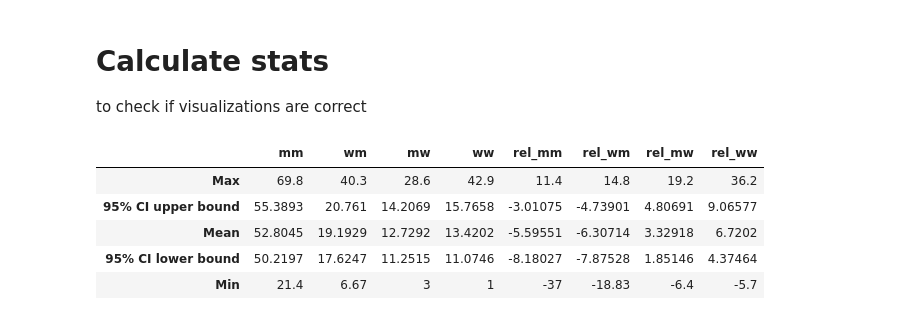
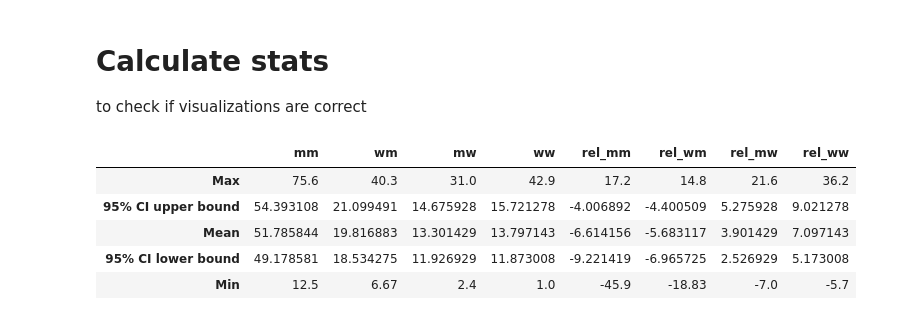
Before and after one commit to koudyk/cleanBibImpact, a Jupyter notebook: src/visualization/visualize_manual_data.ipynb, the cells around one changed output. Saved outputs shown, nothing was run; the diff lists cells and outputs as text; code cells hidden in the pictures.

```diff
--- a/src/visualization/visualize_manual_data.ipynb
+++ b/src/visualization/visualize_manual_data.ipynb
@@ -36,0 +33,23 @@ df.head(2)
+# %%
+year = 2021
+month = 6
+datafile0 = "../../data/cleanBibImpact_manual_data__2021_06 - Isil.csv"
+datafile1 = "../../data/cleanBibImpact_manual_data__2021_06 - Lea.csv"
+datafile2 = "../../data/cleanBibImpact_manual_data__2021_01 - new_format.csv"
+
+df0 = pd.read_csv(datafile0, header=3)
+df1 = pd.read_csv(datafile1, header=3)
+df2 = pd.read_csv(datafile2, header=3)
+
+columns = ["title","authors","doi","arxiv","mm","wm","mw","ww","other"]
+df0 = df0[columns]
+df1 = df1[columns]
+df2 = df2[columns]
+
+
+# combine old and new data
+df = df2.append(df1)
+df = df.append(df0)
+df = df.reset_index()
+df[["mm", "wm", "mw", "ww"]] = df[["mm", "wm", "mw", "ww"]].astype(float)
+len(df)
@@ -413,27 +429,27 @@ to check if visualizations are correct
 # %%
 z = 1.96  # for 95% CI
 stat_cols = cols + relative_cols
 df_stats = pd.DataFrame(columns=df_with_ds.columns)
 for column, vals in df_with_ds.iteritems():
     mean = np.mean(vals)  # mean
     st = np.std(vals)  # standard deviation
     n = len(vals)  # sample size
     se = st / np.sqrt(n)  # standard error
     lcb = mean - z * se  # lower limit of CI
     ucb = mean + z * se  # upper limit of CI
 
     df_stats.loc["Max", column] = np.max(vals)
     df_stats.loc["95% CI upper bound", column] = ucb
     df_stats.loc["Mean", column] = mean
     df_stats.loc["95% CI lower bound", column] = lcb
     df_stats.loc["Min", column] = np.min(vals)
 
-df_stats.to_csv("../../reports/manual_data_stats.csv")
+df_stats.to_csv("../../reports/manual_data_stats__%d-%02d.csv" %(year, month))
 df_stats
 # %% [output]
 |  | mm | wm | mw | ww | rel_mm | rel_wm | rel_mw | rel_ww |
-| Max | 69.8 | 40.3 | 28.6 | 42.9 | 11.4 | 14.8 | 19.2 | 36.2 |
-| 95% CI upper bound | 55.3893 | 20.761 | 14.2069 | 15.7658 | -3.01075 | -4.73901 | 4.80691 | 9.06577 |
-| Mean | 52.8045 | 19.1929 | 12.7292 | 13.4202 | -5.59551 | -6.30714 | 3.32918 | 6.7202 |
-| 95% CI lower bound | 50.2197 | 17.6247 | 11.2515 | 11.0746 | -8.18027 | -7.87528 | 1.85146 | 4.37464 |
-| Min | 21.4 | 6.67 | 3 | 1 | -37 | -18.83 | -6.4 | -5.7 |
+| Max | 75.6 | 40.3 | 31.0 | 42.9 | 17.2 | 14.8 | 21.6 | 36.2 |
+| 95% CI upper bound | 54.393108 | 21.099491 | 14.675928 | 15.721278 | -4.006892 | -4.400509 | 5.275928 | 9.021278 |
+| Mean | 51.785844 | 19.816883 | 13.301429 | 13.797143 | -6.614156 | -5.683117 | 3.901429 | 7.097143 |
+| 95% CI lower bound | 49.178581 | 18.534275 | 11.926929 | 11.873008 | -9.221419 | -6.965725 | 2.526929 | 5.173008 |
+| Min | 12.5 | 6.67 | 2.4 | 1.0 | -45.9 | -18.83 | -7.0 | -5.7 |
```
Also changed, not shown: parts of 12 cells of this notebook, 2 other files.
